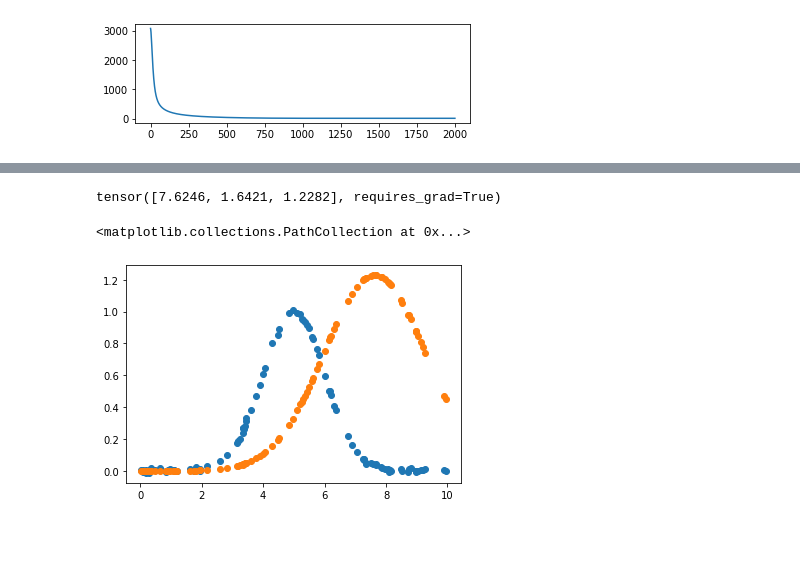
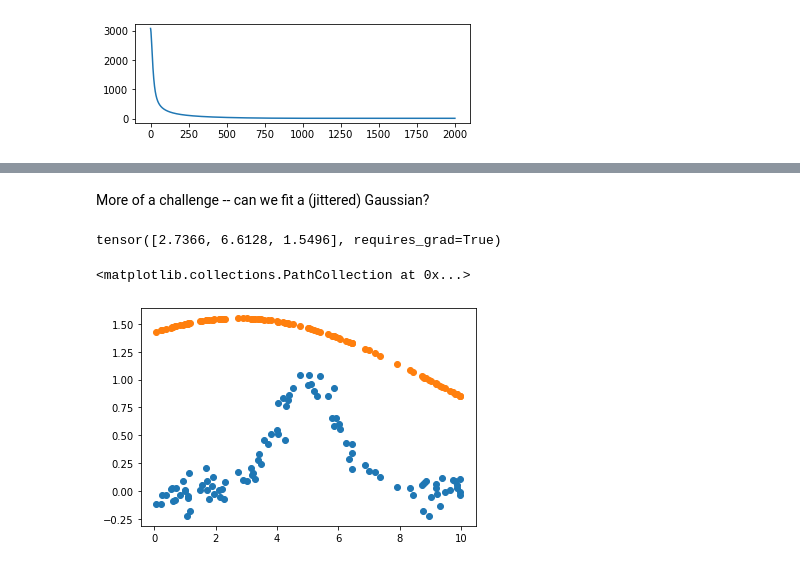
Before and after one commit to rhiju/rna_lores2, a Jupyter notebook: 0_Simple_1D_fit.ipynb, the cells around one changed output, grey strips where cells are left out. Cells and saved outputs as stored; diff of their text form; code cells hidden in the pictures; blank space fills up the shorter version.

Commit message:
Neural network fits; add jitter. Created using Colaboratory

```diff
--- a/0_Simple_1D_fit.ipynb
+++ b/0_Simple_1D_fit.ipynb
@@ -101,29 +105,31 @@ tensor([2.0141], requires_grad=True)
+# %% [markdown]
+More of a challenge -- can we fit a (jittered) Gaussian?
 # %%
 def forward_gaussian(x, params):
     """Forward pass for our fuction"""
     return params[2] * torch.exp( -(1/2)*((x - params[0])/params[1])**2 )
 
 # Let's define some settings
 n = 100 # number of examples
 
 
 # Model definition
 p = torch.Tensor( [5,1,1] )
 x = Variable(torch.rand(n) * 10, requires_grad=False)
 y = forward_gaussian(x, p)
-y += 0.01* torch.randn(n)
+y += 0.1* torch.randn(n)
 
 plt.scatter(x,y)
 
 # fit?
 p_init = Variable(torch.Tensor( 10.0 * torch.rand(3) ), requires_grad=True)
 print(p_init)
 y_hat = forward_gaussian(x, p_init)
 plt.scatter(x,y_hat.detach().numpy())
 # %% [output]
-tensor([7.6246, 1.6421, 1.2282], requires_grad=True)
+tensor([2.7366, 6.6128, 1.5496], requires_grad=True)
 <matplotlib.collections.PathCollection at 0x...>
-[figure, old version]
+[figure, new version]
 # %%
 p_hat = Variable(p_init.clone(), requires_grad=True)
 
```
Also changed, not shown: parts of 15 cells of this notebook.
